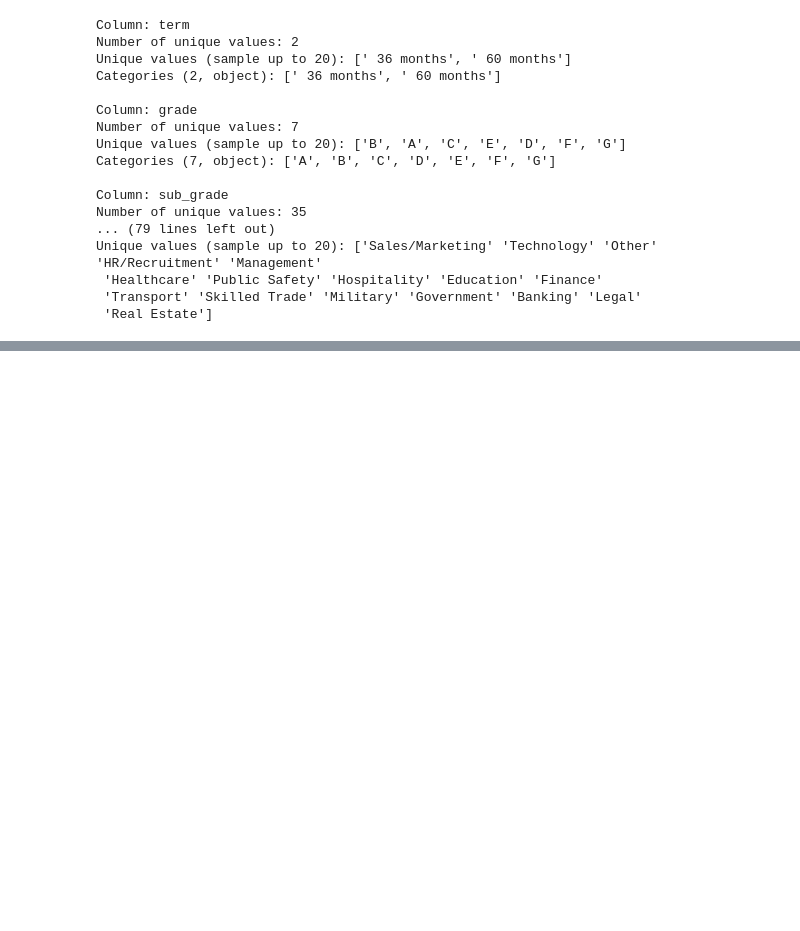
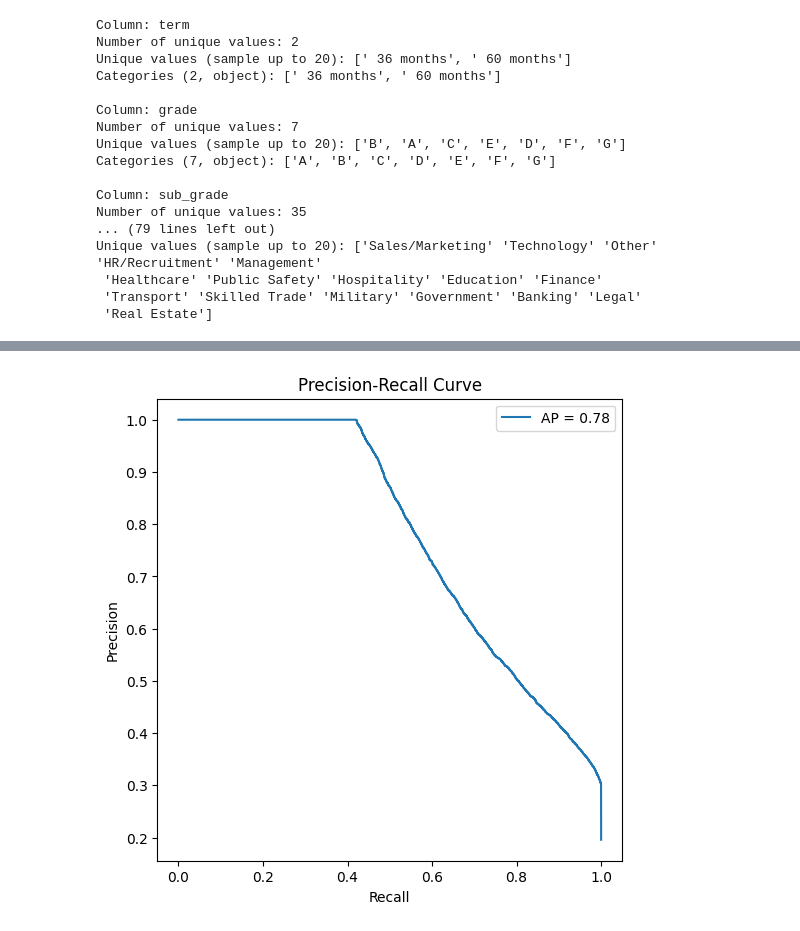
Before and after one commit to omkarChend1kar/Loan-Eligibility-Checker, a Jupyter notebook: logistic_regression.ipynb, the cells around one changed output, grey strips where cells are left out. Drawn from its saved outputs; the diff is of its cells as text; code cells hidden in the pictures; blank space fills up the shorter version.

```diff
--- a/logistic_regression.ipynb
+++ b/logistic_regression.ipynb
@@ -641,68 +709,15 @@ print("\nClassification Report:\n", classification_report(y_test, y_pred))
 # %%
-import matplotlib.pyplot as plt
-from sklearn.metrics import (
-    roc_curve, roc_auc_score,
-    precision_recall_curve, average_precision_score,
-    classification_report, confusion_matrix
-)
-# Predicted probabilities for class 0 (defaulters)
-y_scores = log_reg.predict_proba(X_test)[:, 0]
+from sklearn.metrics import precision_recall_curve, average_precision_score
 
-# ----------------------------
-# 1. PR Curve Method
-# ----------------------------
-precision, recall, thresholds_pr = precision_recall_curve(y_test, y_scores, pos_label=0)
-f1_scores = 2 * (precision * recall) / (precision + recall + 1e-8)
-best_idx_pr = np.argmax(f1_scores)
-threshold_pr = thresholds_pr[best_idx_pr]
+precision, recall, thresholds = precision_recall_curve(y_test, y_probs)
+ap = average_precision_score(y_test, y_probs)
 
-print("Optimal Threshold (PR Curve, max F1) for defaulters:", threshold_pr)
-print("Precision:", precision[best_idx_pr])
-print("Recall:", recall[best_idx_pr])
-print("F1:", f1_scores[best_idx_pr])
-
-# ----------------------------
-# 2. ROC Curve Method
-# ----------------------------
-fpr, tpr, thresholds_roc = roc_curve(y_test, y_scores, pos_label=0)
-j_scores = tpr - fpr
-best_idx_roc = np.argmax(j_scores)
-threshold_roc = thresholds_roc[best_idx_roc]
-
-print("\nOptimal Threshold (ROC Curve, Youden's J) for defaulters:", threshold_roc)
-print("TPR (Recall):", tpr[best_idx_roc])
-print("FPR:", fpr[best_idx_roc])
-
-# ----------------------------
-# 3. Compare thresholds visually
-# ----------------------------
-plt.figure(figsize=(12,5))
-
-# PR Curve
-plt.subplot(1,2,1)
-plt.plot(recall, precision, label='PR Curve')
-plt.scatter(recall[best_idx_pr], precision[best_idx_pr], color='red', label='Optimal F1')
+plt.figure(figsize=(6,6))
+plt.plot(recall, precision, label=f'AP = {ap:.2f}')
 plt.xlabel('Recall')
 plt.ylabel('Precision')
 plt.title('Precision-Recall Curve')
 plt.legend()
-
-# ROC Curve
-plt.subplot(1,2,2)
-plt.plot(fpr, tpr, label='ROC Curve')
-plt.scatter(fpr[best_idx_roc], tpr[best_idx_roc], color='red', label="Optimal J")
-plt.plot([0,1],[0,1],'--', color='gray')
-plt.xlabel('False Positive Rate')
-plt.ylabel('True Positive Rate (Recall)')
-plt.title('ROC Curve')
-plt.legend()
-
 plt.show()
-
-# ----------------------------
-# 4. Predictions using PR optimal threshold
-# ----------------------------
-y_pred_optimal = (y_scores >= threshold_pr).astype(int)
-cm = confusion_matrix(y_test, y_pred_optimal)
-print("\nConfusion Matrix (PR Threshold):\n", cm)
-print("\nClassification Report (PR Threshold):\n", classification_report(y_test, y_pred_optimal))
+# %% [output]
+[figure, added]
```
Also changed, not shown: parts of 20 cells of this notebook.
